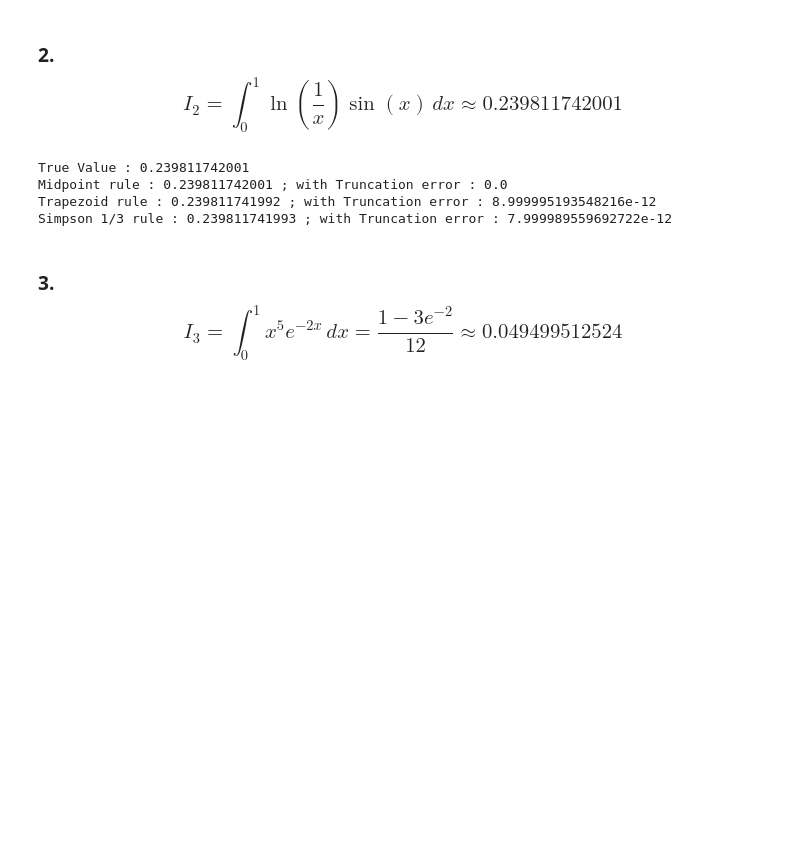
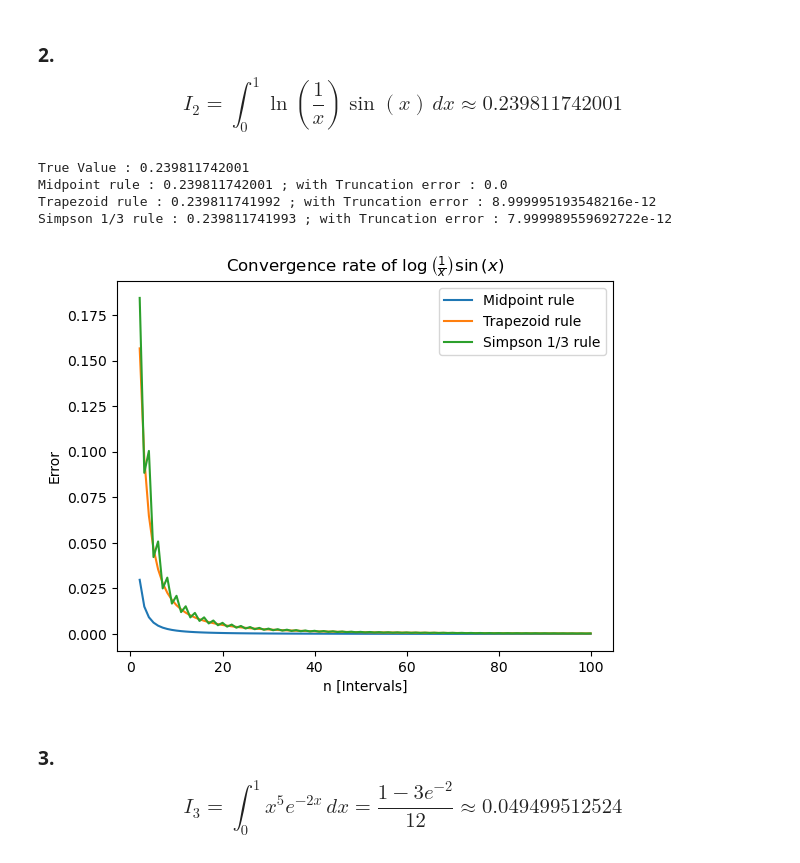
Before and after one commit to ashwin-r-k/IITK_notebooks, a Jupyter notebook: NumericalMethods/HW_Ashwin_241310004.ipynb, the cells around one changed output. Drawn from its saved outputs; the diff is of its cells as text; code cells hidden in the pictures; blank space fills up the shorter version.

```diff
--- a/NumericalMethods/HW_Ashwin_241310004.ipynb
+++ b/NumericalMethods/HW_Ashwin_241310004.ipynb
@@ -218,6 +257,29 @@ True Value : 0.239811742001
 Midpoint rule : 0.239811742001 ; with Truncation error : 0.0
 Trapezoid rule : 0.239811741992 ; with Truncation error : 8.999995193548216e-12
 Simpson 1/3 rule : 0.239811741993 ; with Truncation error : 7.999989559692722e-12
+# %%
+x = sp.symbols('x')
+f_expr = sp.log(x**-1)*sp.sin(x)
+f_latex = sp.latex(f_expr)
+
+plt.title(f'Convergence rate of ${f_latex}$')
+
+intervals, errors = convergence_rate(f,initial, Midpoint_rule, ans_quad, max_n=100)
+plot_convergence(intervals, errors,"Midpoint rule")
+
+intervals, errors = convergence_rate(f,initial, Trapezoid_rule, ans_quad, max_n=100)
+plot_convergence(intervals, errors,"Trapezoid rule")
+
+intervals, errors = convergence_rate(f,initial, Simpson_3rule, ans_quad, max_n=100)
+plot_convergence(intervals, errors,"Simpson 1/3 rule")
+
+
+plt.xlabel('n [Intervals]')
+plt.ylabel('Error')
+plt.legend()
+plt.show()
+# %% [output]
+[figure, added]
 # %% [markdown]
 ### 3. $$ I_3 = \int_0^1 x^5 e^{-2x} \, dx = \frac{1-3e^{-2}}{12} \approx 0.049499512524 $$
 # %%
```
Also changed, not shown: parts of 6 cells of this notebook.
